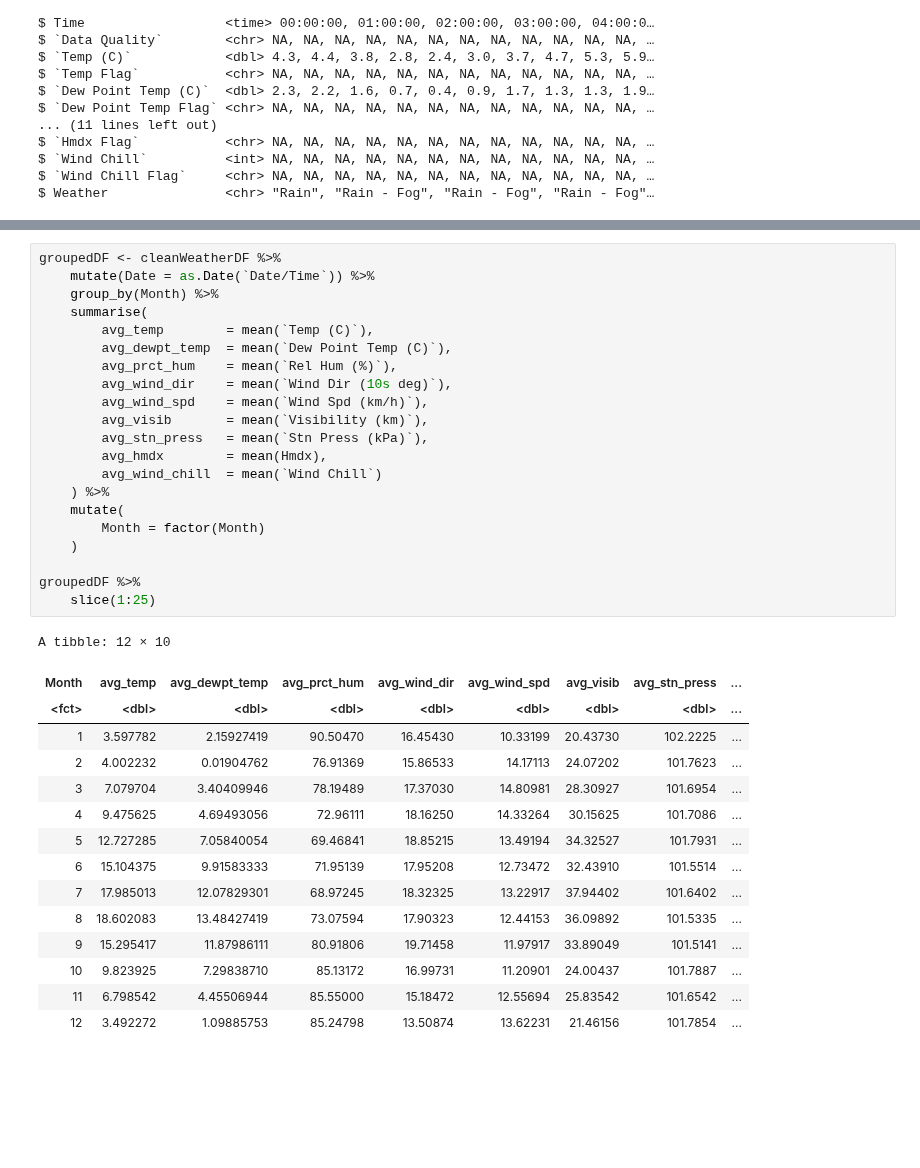
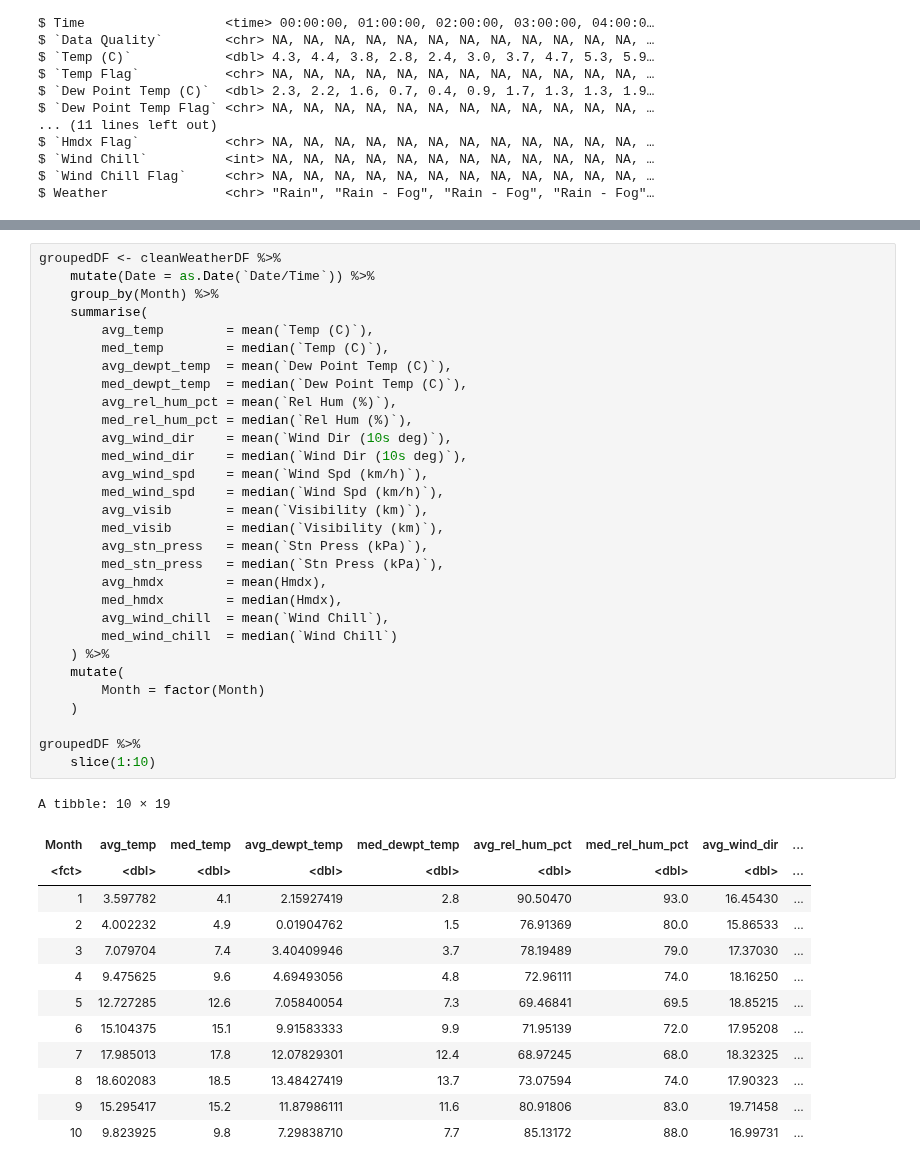
Before and after one commit to philippebarrette4/INF1430, a Jupyter notebook: scripts/ClimateAnalysis/HourlyWeather.ipynb, the cells around one changed output, grey strips where cells are left out. Saved outputs shown, nothing was run; the diff lists cells and outputs as text; blank space fills up the shorter version.

```diff
--- a/scripts/ClimateAnalysis/HourlyWeather.ipynb
+++ b/scripts/ClimateAnalysis/HourlyWeather.ipynb
@@ -97,40 +116,47 @@ $ Weather               <chr> "Rain", "Rain - Fog", "Rain - Fog", "Rain - Fog"
 # %%
 groupedDF <- cleanWeatherDF %>%
     mutate(Date = as.Date(`Date/Time`)) %>%
     group_by(Month) %>%
     summarise(
         avg_temp        = mean(`Temp (C)`),
+        med_temp        = median(`Temp (C)`),
         avg_dewpt_temp  = mean(`Dew Point Temp (C)`),
-        avg_prct_hum    = mean(`Rel Hum (%)`),
+        med_dewpt_temp  = median(`Dew Point Temp (C)`),
+        avg_rel_hum_pct = mean(`Rel Hum (%)`),
+        med_rel_hum_pct = median(`Rel Hum (%)`),
         avg_wind_dir    = mean(`Wind Dir (10s deg)`),
+        med_wind_dir    = median(`Wind Dir (10s deg)`),
         avg_wind_spd    = mean(`Wind Spd (km/h)`),
+        med_wind_spd    = median(`Wind Spd (km/h)`),
         avg_visib       = mean(`Visibility (km)`),
+        med_visib       = median(`Visibility (km)`),
         avg_stn_press   = mean(`Stn Press (kPa)`),
+        med_stn_press   = median(`Stn Press (kPa)`),
         avg_hmdx        = mean(Hmdx),
-        avg_wind_chill  = mean(`Wind Chill`)
+        med_hmdx        = median(Hmdx),
+        avg_wind_chill  = mean(`Wind Chill`),
+        med_wind_chill  = median(`Wind Chill`)
     ) %>%
     mutate(
         Month = factor(Month)
     )
 
 groupedDF %>%
-    slice(1:25)
+    slice(1:10)
 # %% [output]
-A tibble: 12 × 10
+A tibble: 10 × 19
-| Month | avg_temp | avg_dewpt_temp | avg_prct_hum | avg_wind_dir | avg_wind_spd | avg_visib | avg_stn_press | ... |
+| Month | avg_temp | med_temp | avg_dewpt_temp | med_dewpt_temp | avg_rel_hum_pct | med_rel_hum_pct | avg_wind_dir | ... |
 | <fct> | <dbl> | <dbl> | <dbl> | <dbl> | <dbl> | <dbl> | <dbl> | ... |
-| 1 | 3.597782 | 2.15927419 | 90.50470 | 16.45430 | 10.33199 | 20.43730 | 102.2225 | ... |
-| 2 | 4.002232 | 0.01904762 | 76.91369 | 15.86533 | 14.17113 | 24.07202 | 101.7623 | ... |
-| 3 | 7.079704 | 3.40409946 | 78.19489 | 17.37030 | 14.80981 | 28.30927 | 101.6954 | ... |
-| 4 | 9.475625 | 4.69493056 | 72.96111 | 18.16250 | 14.33264 | 30.15625 | 101.7086 | ... |
-| 5 | 12.727285 | 7.05840054 | 69.46841 | 18.85215 | 13.49194 | 34.32527 | 101.7931 | ... |
-| 6 | 15.104375 | 9.91583333 | 71.95139 | 17.95208 | 12.73472 | 32.43910 | 101.5514 | ... |
-| 7 | 17.985013 | 12.07829301 | 68.97245 | 18.32325 | 13.22917 | 37.94402 | 101.6402 | ... |
-| 8 | 18.602083 | 13.48427419 | 73.07594 | 17.90323 | 12.44153 | 36.09892 | 101.5335 | ... |
-| 9 | 15.295417 | 11.87986111 | 80.91806 | 19.71458 | 11.97917 | 33.89049 | 101.5141 | ... |
-| 10 | 9.823925 | 7.29838710 | 85.13172 | 16.99731 | 11.20901 | 24.00437 | 101.7887 | ... |
-| 11 | 6.798542 | 4.45506944 | 85.55000 | 15.18472 | 12.55694 | 25.83542 | 101.6542 | ... |
-| 12 | 3.492272 | 1.09885753 | 85.24798 | 13.50874 | 13.62231 | 21.46156 | 101.7854 | ... |
+| 1 | 3.597782 | 4.1 | 2.15927419 | 2.8 | 90.50470 | 93.0 | 16.45430 | ... |
+| 2 | 4.002232 | 4.9 | 0.01904762 | 1.5 | 76.91369 | 80.0 | 15.86533 | ... |
+| 3 | 7.079704 | 7.4 | 3.40409946 | 3.7 | 78.19489 | 79.0 | 17.37030 | ... |
+| 4 | 9.475625 | 9.6 | 4.69493056 | 4.8 | 72.96111 | 74.0 | 18.16250 | ... |
+| 5 | 12.727285 | 12.6 | 7.05840054 | 7.3 | 69.46841 | 69.5 | 18.85215 | ... |
+| 6 | 15.104375 | 15.1 | 9.91583333 | 9.9 | 71.95139 | 72.0 | 17.95208 | ... |
+| 7 | 17.985013 | 17.8 | 12.07829301 | 12.4 | 68.97245 | 68.0 | 18.32325 | ... |
+| 8 | 18.602083 | 18.5 | 13.48427419 | 13.7 | 73.07594 | 74.0 | 17.90323 | ... |
+| 9 | 15.295417 | 15.2 | 11.87986111 | 11.6 | 80.91806 | 83.0 | 19.71458 | ... |
+| 10 | 9.823925 | 9.8 | 7.29838710 | 7.7 | 85.13172 | 88.0 | 16.99731 | ... |
 # %%
 options(repr.plot.width = 12, repr.plot.height = 15)
 
```
Also changed, not shown: parts of 5 cells of this notebook.
